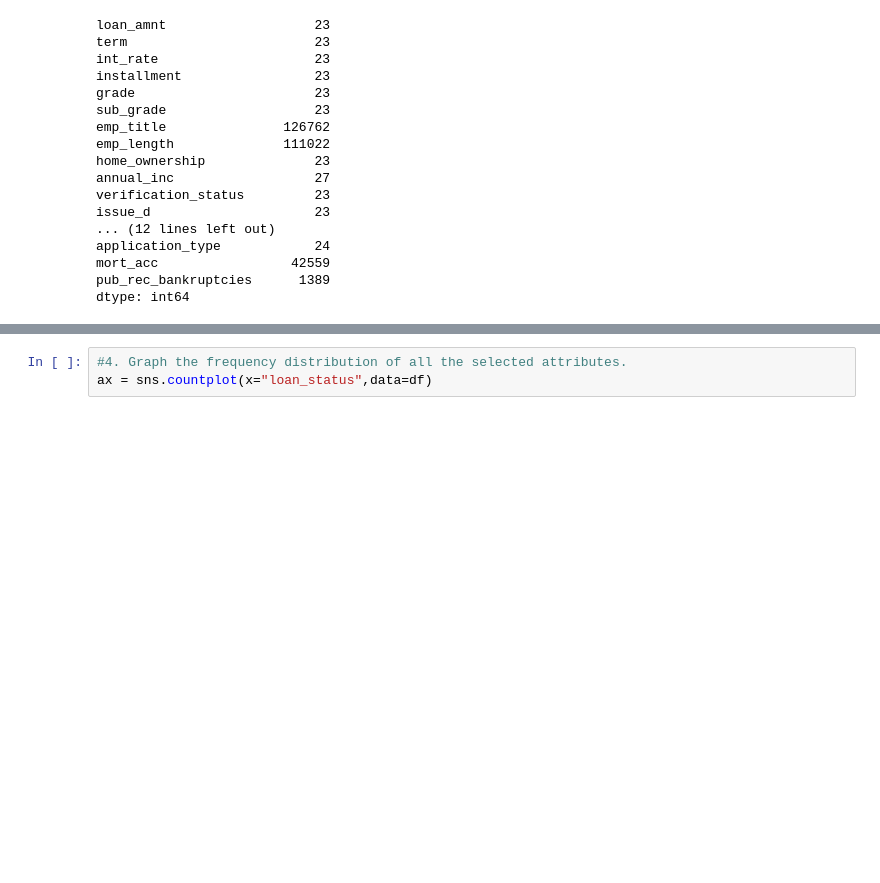
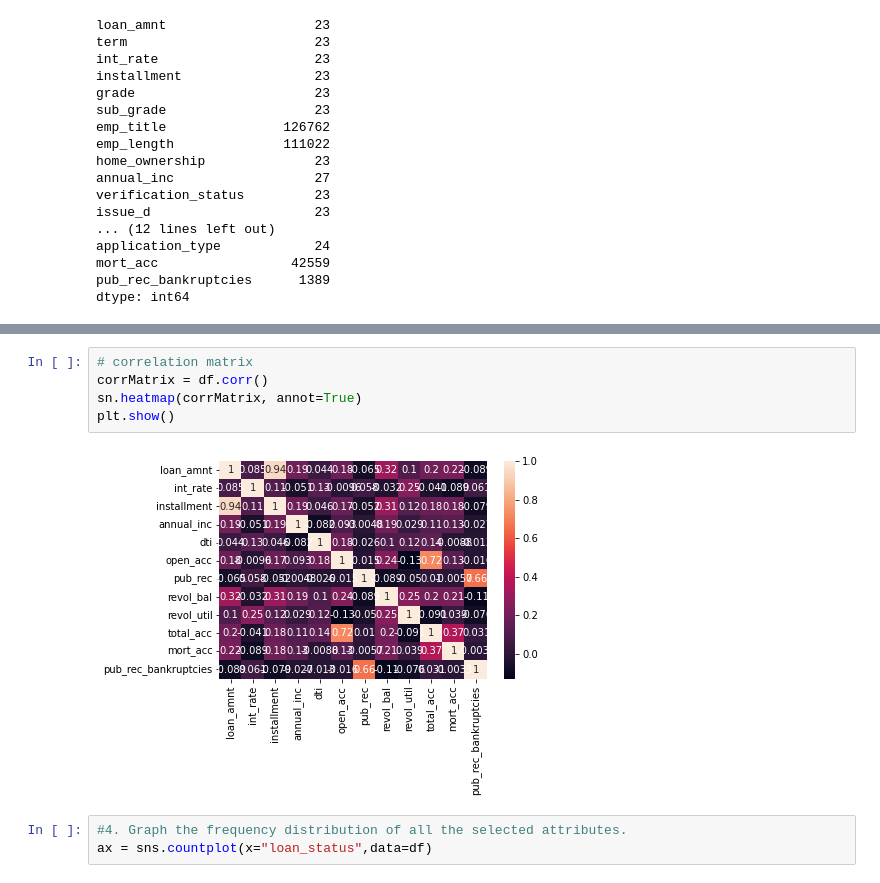
Before and after one commit to laussin86/Capstone-project, a Jupyter notebook: Loan_Default_Project.ipynb, the cells around one changed output, grey strips where cells are left out. Cells and saved outputs as stored; diff of their text form; blank space fills up the shorter version.

```diff
--- a/Loan_Default_Project.ipynb
+++ b/Loan_Default_Project.ipynb
@@ -95,3 +78,10 @@ dfq.corr()
+# %%
+# correlation matrix
+corrMatrix = df.corr()
+sn.heatmap(corrMatrix, annot=True)
+plt.show()
+# %% [output]
+[figure, added]
 # %%
 #4. Graph the frequency distribution of all the selected attributes.
 ax = sns.countplot(x="loan_status",data=df)
```
Also changed, not shown: parts of 2 cells of this notebook.
